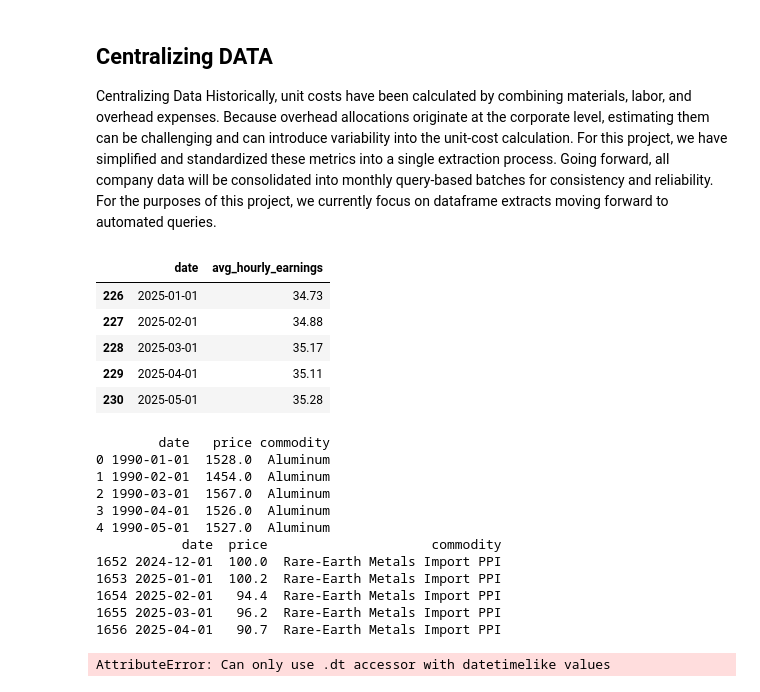
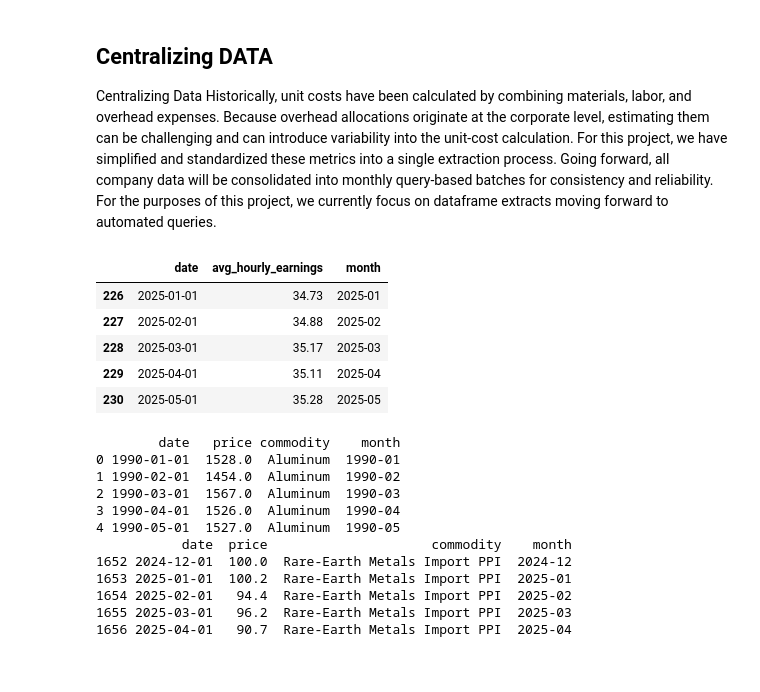
Before and after one commit to dsrichard97/Unit-Cost-Reduction-Tracker, a Jupyter notebook: DATA/processed/EDA.ipynb, the cells around one changed output. Drawn from its saved outputs; the diff is of its cells as text; code cells hidden in the pictures.

```diff
--- a/DATA/processed/EDA.ipynb
+++ b/DATA/processed/EDA.ipynb
@@ -8,19 +8,28 @@ Historically, unit costs have been calculated by combining materials, labor, and
 # %%
 ## Centralizing DATAset
 ## 1. Congifuring the labor_data csv and sampe cost_data.xlsx
 import pandas as pd
 
 # If your CSV is in a file:
 df1 = pd.read_csv('labor_data.csv')
+
+# 1. Ensure the date columns are datetime
+df1['date'] = pd.to_datetime(df1['date'])
+
+# 2. Create a “month” key (YYYY-MM) in each
+df1['month'] = df1['date'].dt.to_period('M')
+
 df1.head(5)
 df1.tail(5)
+df1.head(5)
+df1.tail(5)
 # %% [output]
-|  | date | avg_hourly_earnings |
-| 226 | 2025-01-01 | 34.73 |
-| 227 | 2025-02-01 | 34.88 |
-| 228 | 2025-03-01 | 35.17 |
-| 229 | 2025-04-01 | 35.11 |
-| 230 | 2025-05-01 | 35.28 |
+|  | date | avg_hourly_earnings | month |
+| 226 | 2025-01-01 | 34.73 | 2025-01 |
+| 227 | 2025-02-01 | 34.88 | 2025-02 |
+| 228 | 2025-03-01 | 35.17 | 2025-03 |
+| 229 | 2025-04-01 | 35.11 | 2025-04 |
+| 230 | 2025-05-01 | 35.28 | 2025-05 |
 # %%
 import pandas as pd
 
@@ -28,33 +37,35 @@ import pandas as pd
 # Load the workbook into a DataFrame
 df2 = pd.read_excel('sample_cost_data.xlsx')
 
+# 1. Ensure the date columns are datetime
+df2['date'] = pd.to_datetime(df2['date'])
+
+# 2. Create a “month” key (YYYY-MM) in each
+df2['month'] = df2['date'].dt.to_period('M')
+
 # Preview the first 5 rows
 print(df2.head(5))
 
 # Preview the last 5 rows
 print(df2.tail(5))
 # %% [output]
-        date   price commodity
-0 1990-01-01  1528.0  Aluminum
-1 1990-02-01  1454.0  Aluminum
-2 1990-03-01  1567.0  Aluminum
-3 1990-04-01  1526.0  Aluminum
-4 1990-05-01  1527.0  Aluminum
-           date  price                     commodity
-1652 2024-12-01  100.0  Rare-Earth Metals Import PPI
-1653 2025-01-01  100.2  Rare-Earth Metals Import PPI
-1654 2025-02-01   94.4  Rare-Earth Metals Import PPI
-1655 2025-03-01   96.2  Rare-Earth Metals Import PPI
-1656 2025-04-01   90.7  Rare-Earth Metals Import PPI
+        date   price commodity    month
+0 1990-01-01  1528.0  Aluminum  1990-01
+1 1990-02-01  1454.0  Aluminum  1990-02
+2 1990-03-01  1567.0  Aluminum  1990-03
+3 1990-04-01  1526.0  Aluminum  1990-04
+4 1990-05-01  1527.0  Aluminum  1990-05
+           date  price                     commodity    month
+1652 2024-12-01  100.0  Rare-Earth Metals Import PPI  2024-12
+1653 2025-01-01  100.2  Rare-Earth Metals Import PPI  2025-01
+1654 2025-02-01   94.4  Rare-Earth Metals Import PPI  2025-02
+1655 2025-03-01   96.2  Rare-Earth Metals Import PPI  2025-03
+1656 2025-04-01   90.7  Rare-Earth Metals Import PPI  2025-04
 # %%
-# Create a “month” key for each
-df1['month'] = df1['date'].dt.to_period('M')
-df2['month'] = df2['date'].dt.to_period('M')
-
-# Now you can merge on that month-period
-matched = pd.merge(df1, df2, on='month', how='inner',
-                   suffixes=('_from', '_to'))
-
-print(matched)
+# 3. Merge on that month period
+merged = pd.merge(
+    df1,
+    df2,
+    on='month',
+    how='inner',
+)
-# %% [output]
-AttributeError: Can only use .dt accessor with datetimelike values
```
Also changed, not shown: parts of 13 cells of this notebook.
